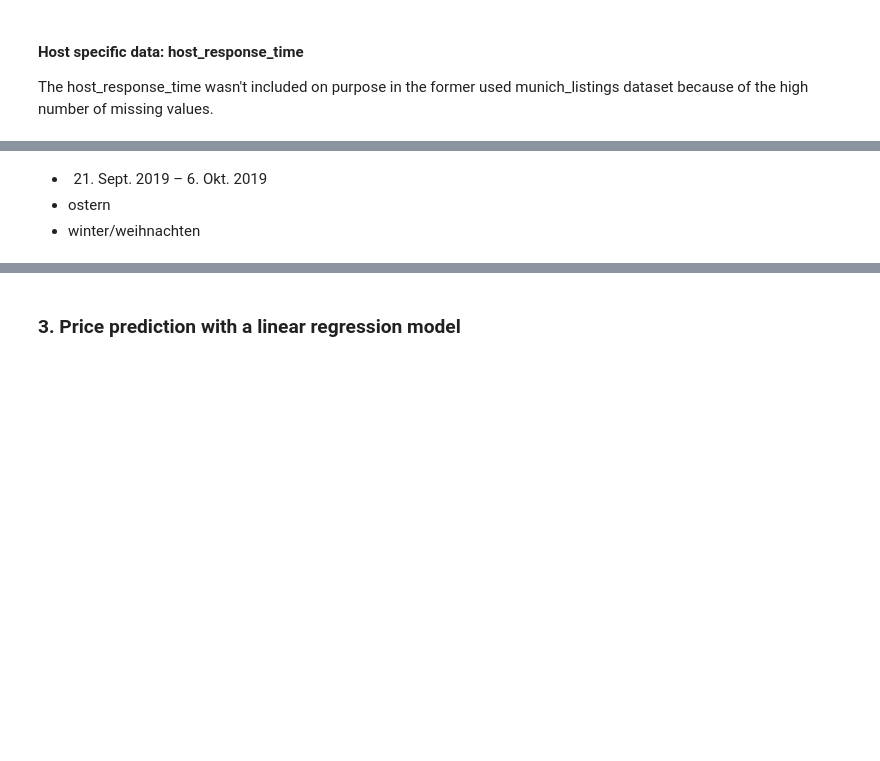
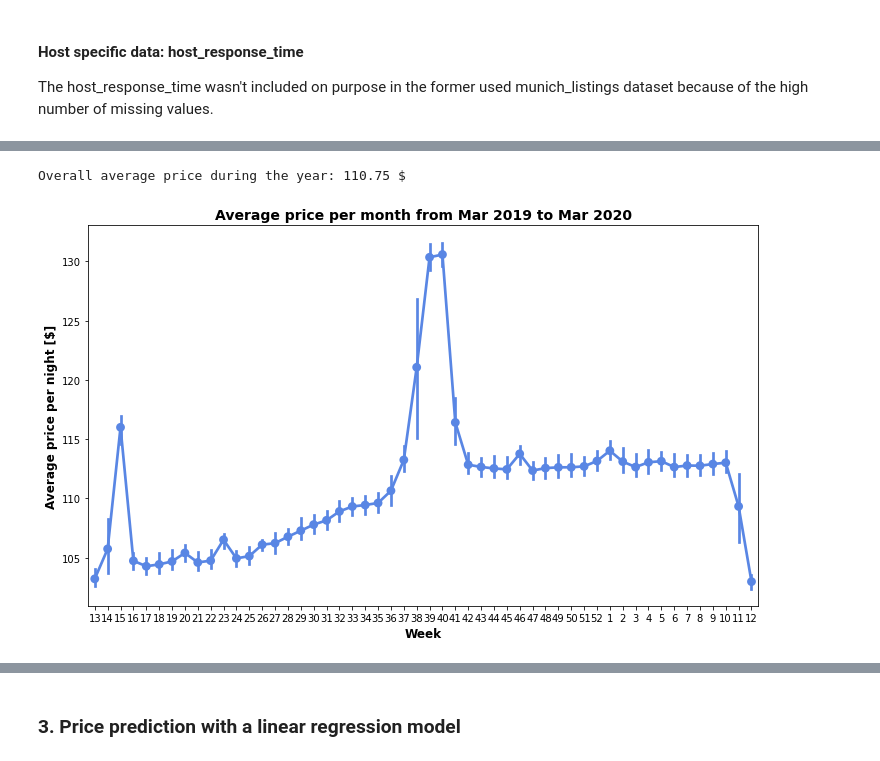
Before and after one commit to lethiess/AirBnB, a Jupyter notebook: AirBnb.ipynb, the cells around one changed output, grey strips where cells are left out. Drawn from its saved outputs; the diff is of its cells as text; code cells hidden in the pictures; blank space fills up the shorter version.

```diff
--- a/AirBnb.ipynb
+++ b/AirBnb.ipynb
@@ -659,4 +704,0 @@ munich_calendar.dtypes
-# %% [markdown]
-- 21. Sept. 2019 – 6. Okt. 2019
-- ostern
-- winter/weihnachten
@@ -673,10 +714,15 @@ print(order_list)
 # %%
-
-plt.figure(figsize=(11,6))
+# get the mean price per day from the booking calendar
 munich_calendar_week = munich_calendar.groupby(pd.Grouper(key = 'date',freq ='1D')).mean()
 
-sns.pointplot(x = munich_calendar_week.index.isocalendar().week, y = s_calendar_monthly["price"], color= '#5986e4', order = order_list)
-plt.title('Average price per month from Mar 2019 to Mar 2020', y=-0.20,fontsize = 15, weight = 'bold')
-plt.xlabel('Month', fontsize = 15, weight = 'bold')
-plt.ylabel('Average Price', fontsize = 15, weight = 'bold')
-#plt.savefig('price_per_month.png')
+# visualization of the prices during the year (timeperiod: Mar 2019 to Mar 2020)
+plt.figure(figsize = (12, 7))
+sns.pointplot(x = munich_calendar_week.index.isocalendar().week, y = munich_calendar_week["price"], color= '#5986e4', order = order_list)
+plt.title('Average price per month from Mar 2019 to Mar 2020',fontsize = 14, weight = 'bold')
+plt.xlabel('Week', fontsize = 12, weight = 'bold')
+plt.ylabel('Average price per night [$]', fontsize = 12, weight = 'bold')
+plt.savefig('./images/price_per_month.png')
+print("Overall average price during the year: {:.2f} $".format(np.mean(munich_calendar_week.price)))
+# %% [output]
+Overall average price during the year: 110.75 $
+[figure, added]
```
Also changed, not shown: parts of 31 cells of this notebook.
